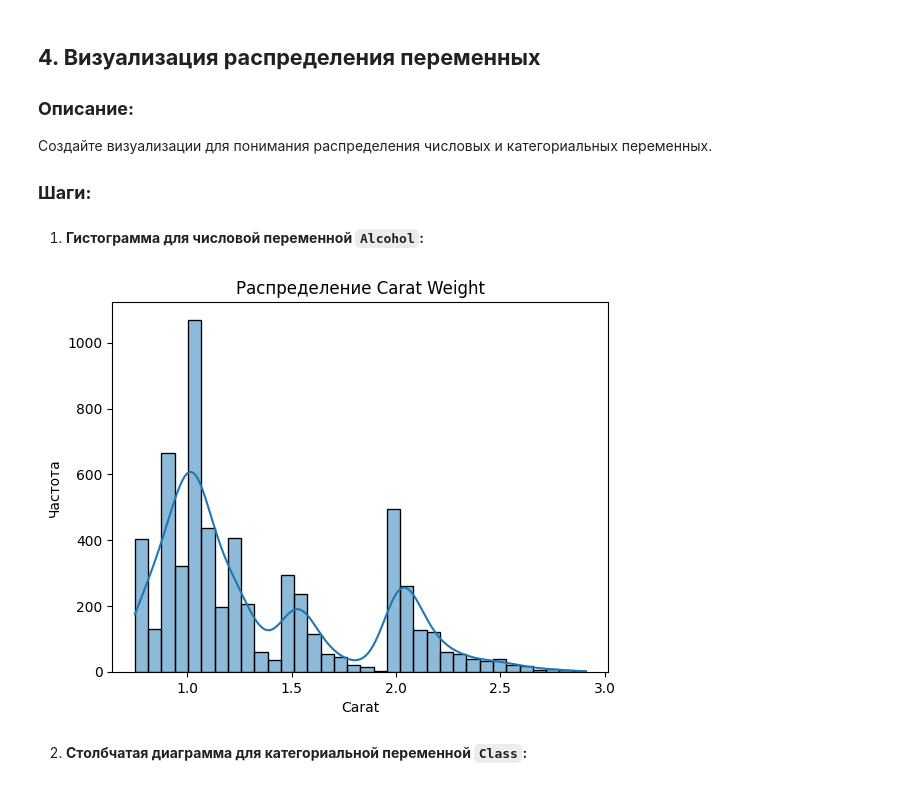
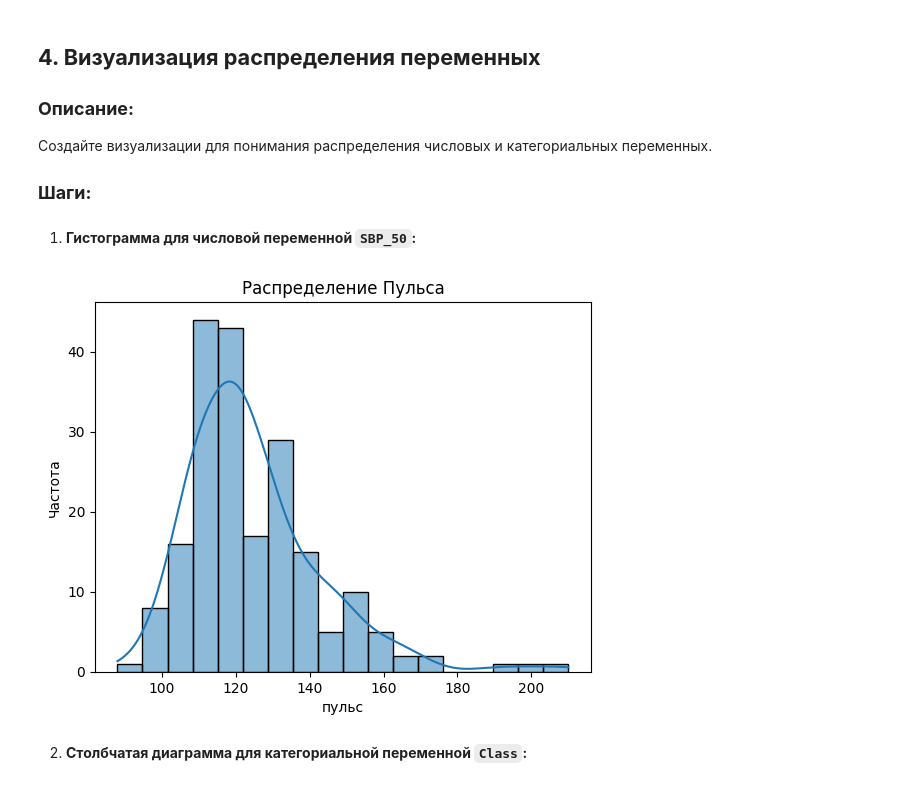
Before and after one commit to booka43/MLbpi2025, a Jupyter notebook: Практика_1.ipynb, the cells around one changed output. Drawn from its saved outputs; the diff is of its cells as text; code cells hidden in the pictures.

```diff
--- a/Практика_1.ipynb
+++ b/Практика_1.ipynb
@@ -60,7 +76,7 @@ import seaborn as sns
 Описание:
 В этом разделе вы загрузите набор данных wine.csv, ознакомитесь с его структурой и проведёте первичный обзор.
 # %%
-PATH_TO_FILE: str = '/content/diamond.csv' # Загрузка набора данных
+PATH_TO_FILE: str = '/content/heart.csv' # Загрузка набора данных
 ## p.s. в левой панеле нажать на папку и перетащить туда файл,
 ## а wince.csv заменить на свой вариант (ПКМ -> копировать путь)
 
@@ -243,15 +277,15 @@ plt.gca().spines[['top', 'right']].set_visible(False)
 
 ### **Шаги:**
 # %% [markdown]
-1. **Гистограмма для числовой переменной `Alcohol`:**
+1. **Гистограмма для числовой переменной `SBP_50`:**
 # %%
-   sns.histplot(df['Carat Weight'], kde=True)
-   plt.title('Распределение Carat Weight')
-   plt.xlabel('Carat')
+   sns.histplot(df['SBP_50'], kde=True)
+   plt.title('Распределение Пульса')
+   plt.xlabel('пульс')
    plt.ylabel('Частота')
    plt.show()
 # %% [output]
-[figure, old version]
+[figure, new version]
 # %% [markdown]
 2. **Столбчатая диаграмма для категориальной переменной `Class`:**
 # %%
```
Also changed, not shown: parts of 22 cells of this notebook.
